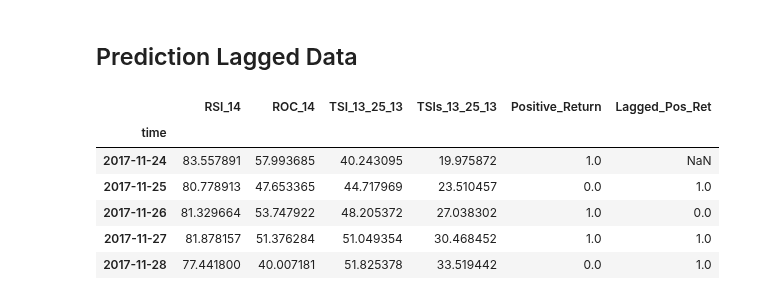
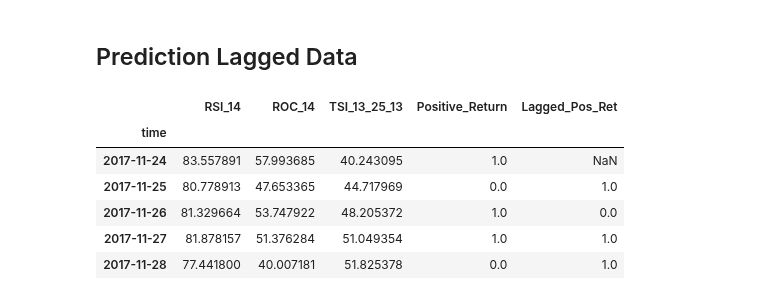
Before and after one commit to dbogatic/crypto-analysis, a Jupyter notebook: eth_price_direction.ipynb, the cells around one changed output. Drawn from its saved outputs; the diff is of its cells as text; code cells hidden in the pictures.

```diff
--- a/eth_price_direction.ipynb
+++ b/eth_price_direction.ipynb
@@ -352,18 +352,18 @@ importances_plot = importances_sorted.plot(kind='barh', color='lightgreen', titl
 ## Prediction Lagged Data
 # %%
 # Create features dataframe
-features_eth = features_eth[['RSI_14','ROC_14','TSI_13_25_13','TSIs_13_25_13', 'Positive_Return']]
+features_eth = features_eth[['RSI_14','ROC_14','TSI_13_25_13','Positive_Return']]
 # Create lagged y prediction variable
 features_eth['Lagged_Pos_Ret'] = features_eth['Positive_Return'].shift(1)
 features_eth.head()
 # %% [output]
-|  | RSI_14 | ROC_14 | TSI_13_25_13 | TSIs_13_25_13 | Positive_Return | Lagged_Pos_Ret |
-| time |  |  |  |  |  |  |
-| 2017-11-24 | 83.557891 | 57.993685 | 40.243095 | 19.975872 | 1.0 | NaN |
-| 2017-11-25 | 80.778913 | 47.653365 | 44.717969 | 23.510457 | 0.0 | 1.0 |
-| 2017-11-26 | 81.329664 | 53.747922 | 48.205372 | 27.038302 | 1.0 | 0.0 |
-| 2017-11-27 | 81.878157 | 51.376284 | 51.049354 | 30.468452 | 1.0 | 1.0 |
-| 2017-11-28 | 77.441800 | 40.007181 | 51.825378 | 33.519442 | 0.0 | 1.0 |
+|  | RSI_14 | ROC_14 | TSI_13_25_13 | Positive_Return | Lagged_Pos_Ret |
+| time |  |  |  |  |  |
+| 2017-11-24 | 83.557891 | 57.993685 | 40.243095 | 1.0 | NaN |
+| 2017-11-25 | 80.778913 | 47.653365 | 44.717969 | 0.0 | 1.0 |
+| 2017-11-26 | 81.329664 | 53.747922 | 48.205372 | 1.0 | 0.0 |
+| 2017-11-27 | 81.878157 | 51.376284 | 51.049354 | 1.0 | 1.0 |
+| 2017-11-28 | 77.441800 | 40.007181 | 51.825378 | 0.0 | 1.0 |
 # %%
 features_eth = features_eth.dropna()
 # %%
```
Also changed, not shown: parts of 7 cells of this notebook, 1 other file.
